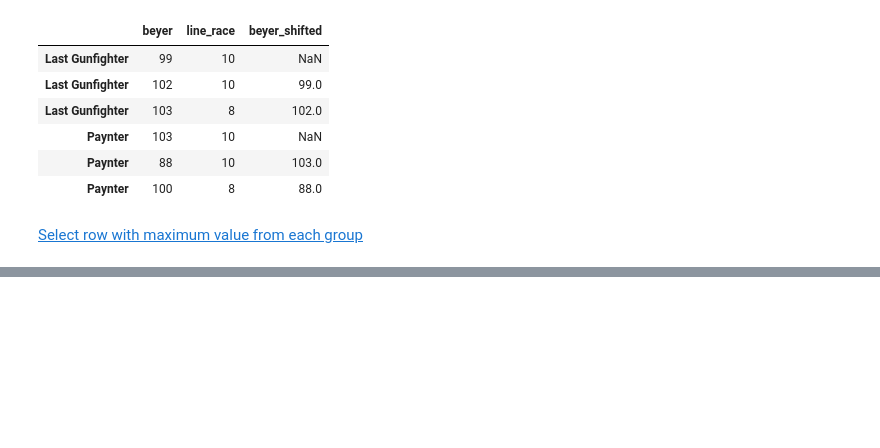
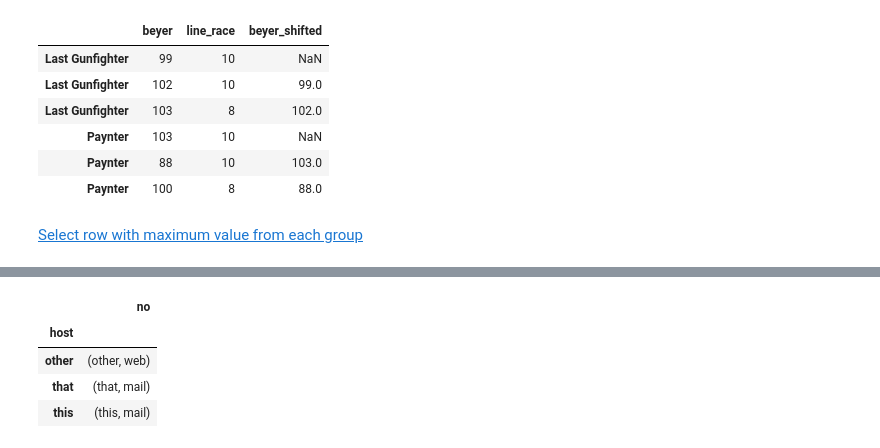
Before and after one commit to bgroveben/python3_machine_learning_projects, a Jupyter notebook: learn_kaggle/pandas/pandas_cookbook.ipynb, the cells around one changed output, grey strips where cells are left out. Cells and saved outputs as stored; diff of their text form; code cells hidden in the pictures; blank space fills up the shorter version.

```diff
--- a/learn_kaggle/pandas/pandas_cookbook.ipynb
+++ b/learn_kaggle/pandas/pandas_cookbook.ipynb
@@ -1078,0 +1092,8 @@ df['beyer_shifted'] = df.groupby(level=0)['beyer'].shift(1); df
+# %%
+mask = df.groupby(level=0).agg('idxmax'); mask
+# %% [output]
+|  | no |
+| host |  |
+| other | (other, web) |
+| that | (that, mail) |
+| this | (this, mail) |
```
Also changed, not shown: parts of 15 cells of this notebook.
